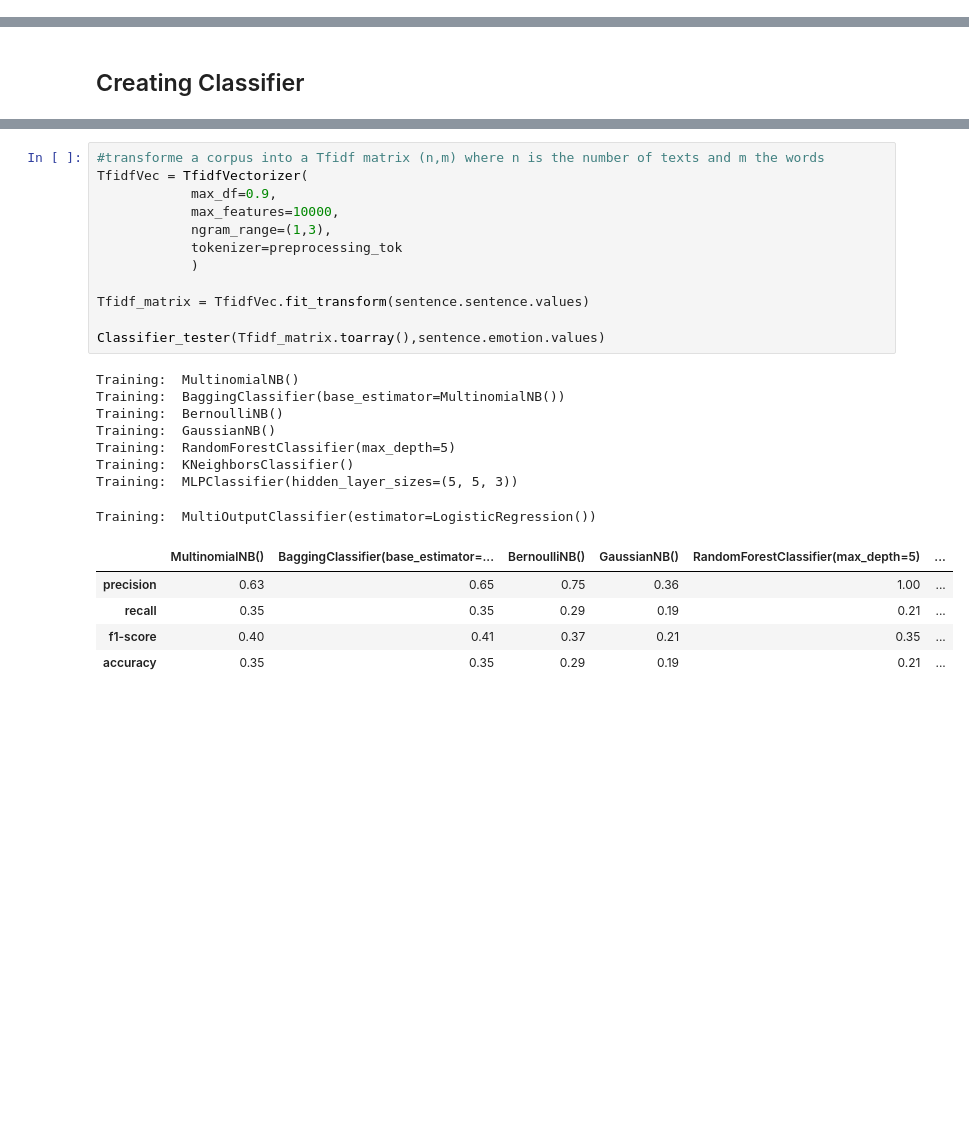
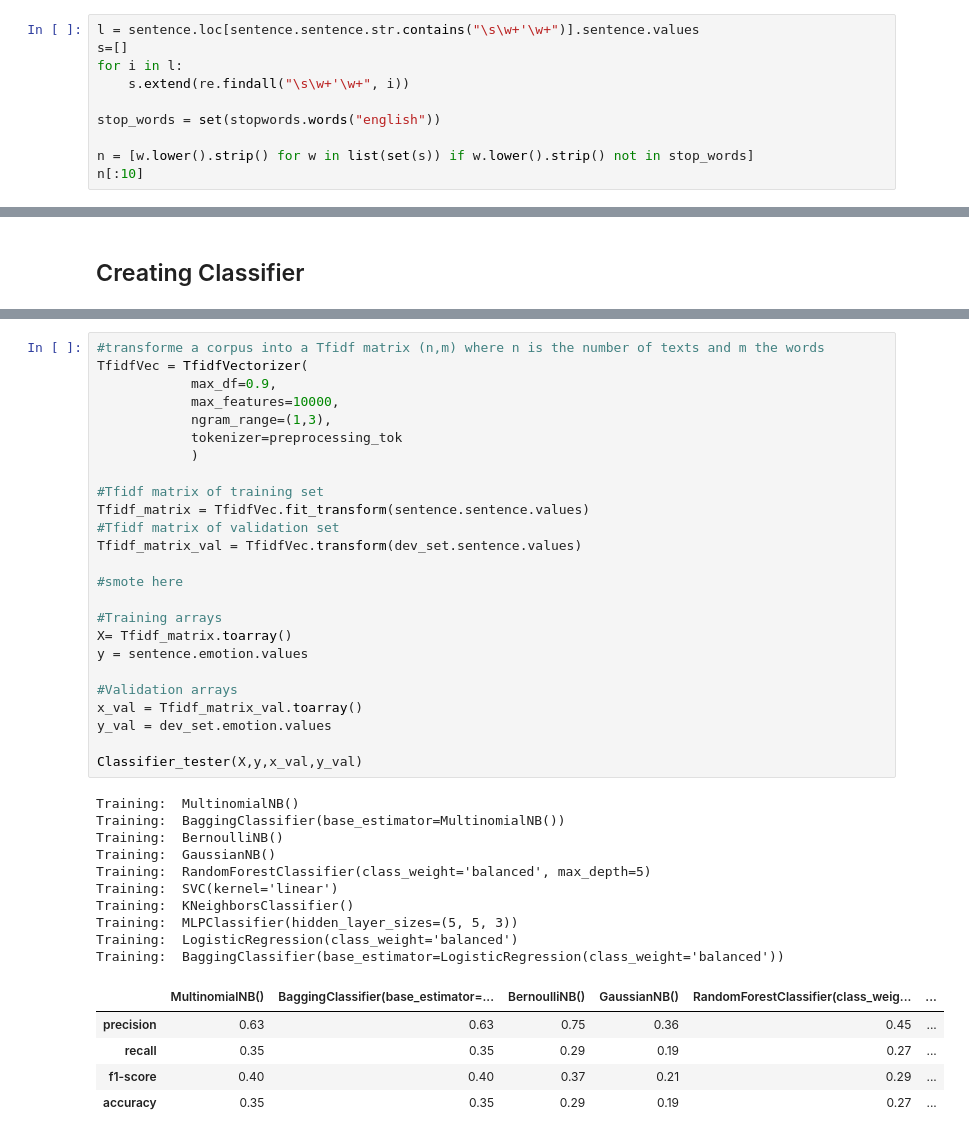
Before and after one commit to Lucas-Correa/EmotionClassifier, a Jupyter notebook: EmotionClassifier.ipynb, the cells around one changed output, grey strips where cells are left out. Cells and saved outputs as stored; diff of their text form; blank space fills up the shorter version.

Commit message:
Addition of classifiers

```diff
--- a/EmotionClassifier.ipynb
+++ b/EmotionClassifier.ipynb
@@ -117,0 +113,10 @@ array([',000 , telegrams demanding that he yield this floor .',
+# %%
+l = sentence.loc[sentence.sentence.str.contains("\s\w+'\w+")].sentence.values
+s=[]
+for i in l:
+    s.extend(re.findall("\s\w+'\w+", i))
+
+stop_words = set(stopwords.words("english"))
+
+n = [w.lower().strip() for w in list(set(s)) if w.lower().strip() not in stop_words]
+n[:10]
@@ -268,26 +296,41 @@ def Classifier_tester(X,y):
 # %%
 #transforme a corpus into a Tfidf matrix (n,m) where n is the number of texts and m the words
 TfidfVec = TfidfVectorizer(
             max_df=0.9,
             max_features=10000,
             ngram_range=(1,3),
             tokenizer=preprocessing_tok
             )
 
+#Tfidf matrix of training set
 Tfidf_matrix = TfidfVec.fit_transform(sentence.sentence.values)
+#Tfidf matrix of validation set
+Tfidf_matrix_val = TfidfVec.transform(dev_set.sentence.values)
 
-Classifier_tester(Tfidf_matrix.toarray(),sentence.emotion.values)
+#smote here
+
+#Training arrays
+X= Tfidf_matrix.toarray()
+y = sentence.emotion.values
+
+#Validation arrays
+x_val = Tfidf_matrix_val.toarray()
+y_val = dev_set.emotion.values
+
+Classifier_tester(X,y,x_val,y_val)
 # %% [output]
 Training:  MultinomialNB()
 Training:  BaggingClassifier(base_estimator=MultinomialNB())
 Training:  BernoulliNB()
 Training:  GaussianNB()
-Training:  RandomForestClassifier(max_depth=5)
+Training:  RandomForestClassifier(class_weight='balanced', max_depth=5)
+Training:  SVC(kernel='linear')
 Training:  KNeighborsClassifier()
 Training:  MLPClassifier(hidden_layer_sizes=(5, 5, 3))
+Training:  LogisticRegression(class_weight='balanced')
+Training:  BaggingClassifier(base_estimator=LogisticRegression(class_weight='balanced'))
-Training:  MultiOutputClassifier(estimator=LogisticRegression())
-|  | MultinomialNB() | BaggingClassifier(base_estimator=... | BernoulliNB() | GaussianNB() | RandomForestClassifier(max_depth=5) | ... |
-| precision | 0.63 | 0.65 | 0.75 | 0.36 | 1.00 | ... |
-| recall | 0.35 | 0.35 | 0.29 | 0.19 | 0.21 | ... |
-| f1-score | 0.40 | 0.41 | 0.37 | 0.21 | 0.35 | ... |
-| accuracy | 0.35 | 0.35 | 0.29 | 0.19 | 0.21 | ... |
+|  | MultinomialNB() | BaggingClassifier(base_estimator=... | BernoulliNB() | GaussianNB() | RandomForestClassifier(class_weig... | ... |
+| precision | 0.63 | 0.63 | 0.75 | 0.36 | 0.45 | ... |
+| recall | 0.35 | 0.35 | 0.29 | 0.19 | 0.27 | ... |
+| f1-score | 0.40 | 0.40 | 0.37 | 0.21 | 0.29 | ... |
+| accuracy | 0.35 | 0.35 | 0.29 | 0.19 | 0.27 | ... |
```
Also changed, not shown: parts of 11 cells of this notebook.
